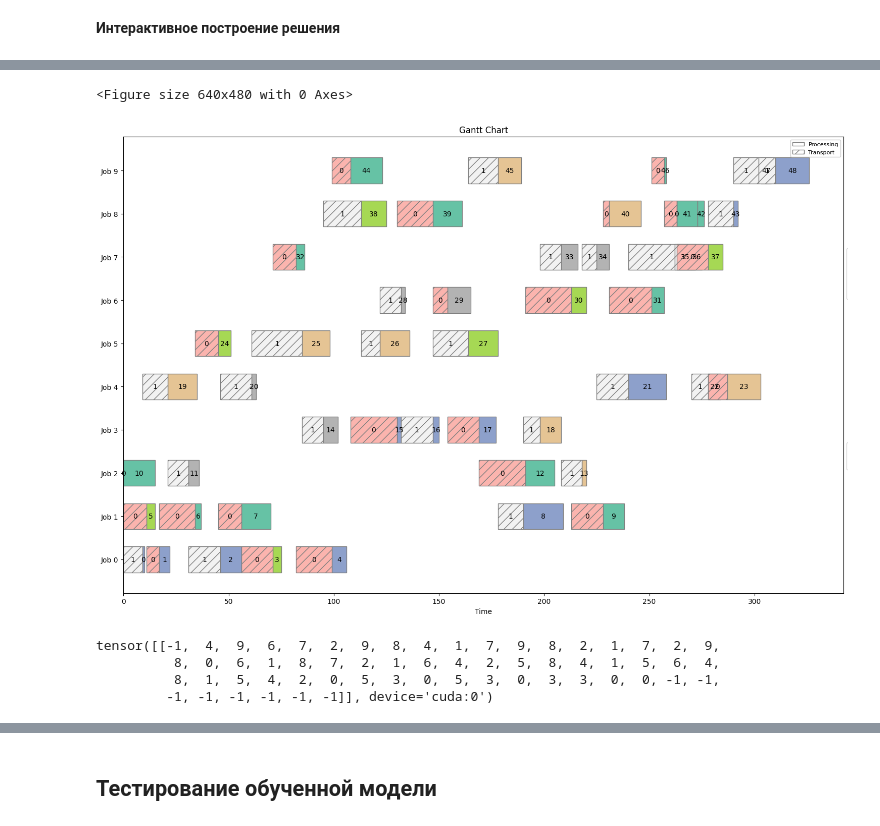
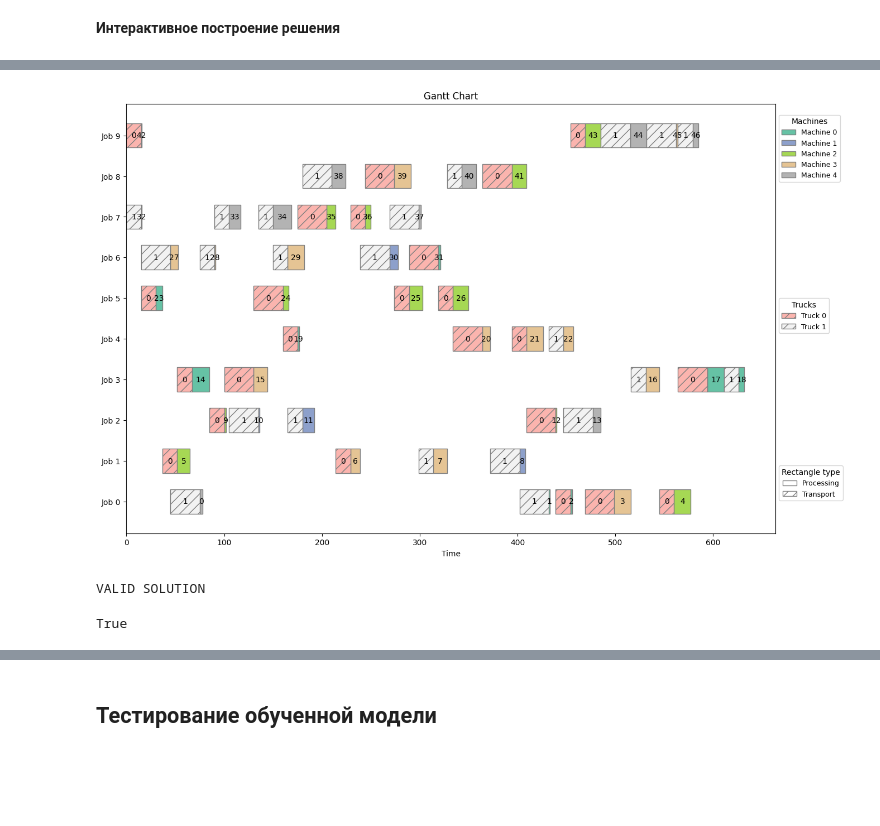
Before and after one commit to EKProgrammer/FJSPT_RL4CO, a Jupyter notebook: fjspt/fjspt_rl4co.ipynb, the cells around one changed output, grey strips where cells are left out. Saved outputs shown, nothing was run; the diff lists cells and outputs as text; code cells hidden in the pictures; blank space fills up the shorter version.

```diff
--- a/fjspt/fjspt_rl4co.ipynb
+++ b/fjspt/fjspt_rl4co.ipynb
@@ -77,6 +73,8 @@ env = FJSPTEnv(
       "max_ops_per_job": 6,  # maximum number of operations per job
       "min_processing_time": 1,  # the minimum time required for a machine to process an operation
       "max_processing_time": 20,  # the maximum time required for a machine to process an operation
+      "min_transportation_time": 0,  # the minimum time required for a truck to transport
+      "min_transportation_time": 15,  # the maximum time required for a truck to transport
       "min_eligible_ma_per_op": 1,  # the minimum number of machines capable to process an operation
       "max_eligible_ma_per_op": 5,  # the maximum number of machines capable to process an operation
     },
@@ -122,4 +135,4 @@ td = env.reset(batch_size=[1]).to(device)
 td1 = td.clone()
 
 with torch.no_grad():
-    out = policy(td1.clone(), phase="test", decode_type="greedy", return_actions=True)
+    out = policy(td1, env, phase="test", decode_type="greedy", return_actions=True)
@@ -144,28 +139,26 @@ problematic: tensor([326.], device='cuda:0')
 # %%
 fig = None
 env.render(td1.cpu(), 0)
 plt.show()
 
 actions = out["actions"]
 
 for step in range(actions.shape[1]):
     td1["action"] = actions[:, step]
     td1 = env.step(td1)["next"]
 
     clear_output(wait=True)
     if fig is not None:
         plt.close(fig)
     fig = plt.figure()
-    _, tr_schedule = env.render(td1.cpu(), 0)
+    _, machine_schedule, trucks_schedule, ops_debug, machine_conflicts, truck_conflicts, job_conflicts = env.render(td1.cpu(), 0)
     plt.show()
     time.sleep(1)
 # %% [output]
-<Figure size 640x480 with 0 Axes>
-[figure, old version]
+[figure, new version]
-# %%
-td1["job_tr_ops"]
-# %% [output]
-tensor([[-1,  4,  9,  6,  7,  2,  9,  8,  4,  1,  7,  9,  8,  2,  1,  7,  2,  9,
-          8,  0,  6,  1,  8,  7,  2,  1,  6,  4,  2,  5,  8,  4,  1,  5,  6,  4,
-          8,  1,  5,  4,  2,  0,  5,  3,  0,  5,  3,  0,  3,  3,  0,  0, -1, -1,
-         -1, -1, -1, -1, -1, -1]], device='cuda:0')
+# %%
+from validation import validate_solution
+validate_solution(td1, idx=0, verbose=True)
+# %% [output]
+VALID SOLUTION
+True
```
Also changed, not shown: parts of 18 cells of this notebook, 3 other files.
